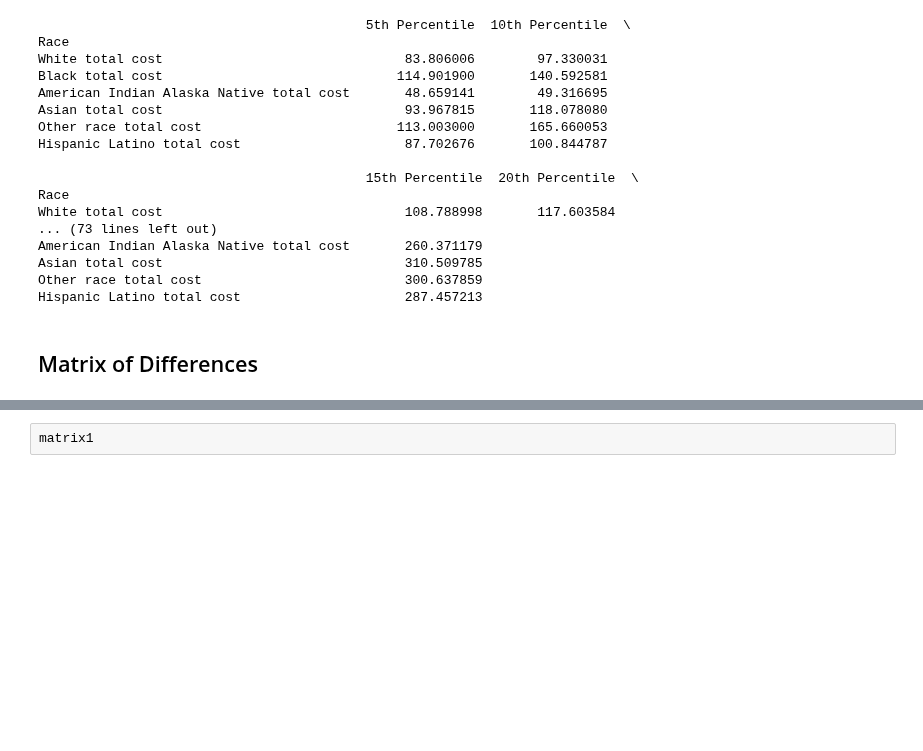
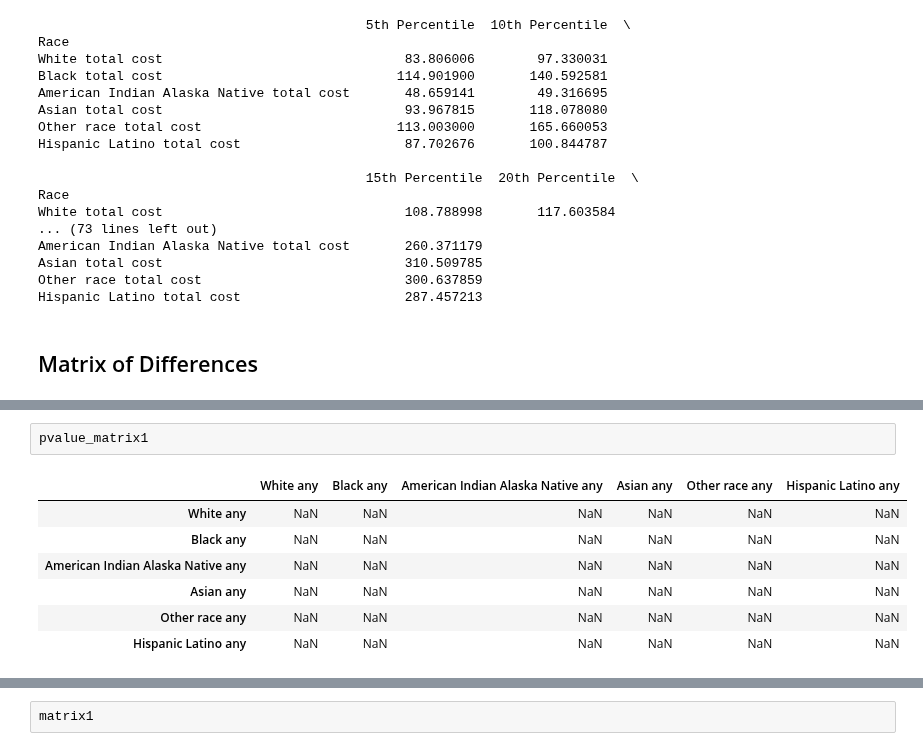
Before and after one commit to franc703/ecrq_stats, a Jupyter notebook: notebooks/produce_stats2.ipynb, the cells around one changed output, grey strips where cells are left out. Saved outputs shown, nothing was run; the diff lists cells and outputs as text; blank space fills up the shorter version.

```diff
--- a/notebooks/produce_stats2.ipynb
+++ b/notebooks/produce_stats2.ipynb
@@ -596,0 +645,10 @@ for row_var in race_variables1:
+# %%
+pvalue_matrix1
+# %% [output]
+|  | White any | Black any | American Indian Alaska Native any | Asian any | Other race any | Hispanic Latino any |
+| White any | NaN | NaN | NaN | NaN | NaN | NaN |
+| Black any | NaN | NaN | NaN | NaN | NaN | NaN |
+| American Indian Alaska Native any | NaN | NaN | NaN | NaN | NaN | NaN |
+| Asian any | NaN | NaN | NaN | NaN | NaN | NaN |
+| Other race any | NaN | NaN | NaN | NaN | NaN | NaN |
+| Hispanic Latino any | NaN | NaN | NaN | NaN | NaN | NaN |
```
Also changed, not shown: parts of 7 cells of this notebook.
